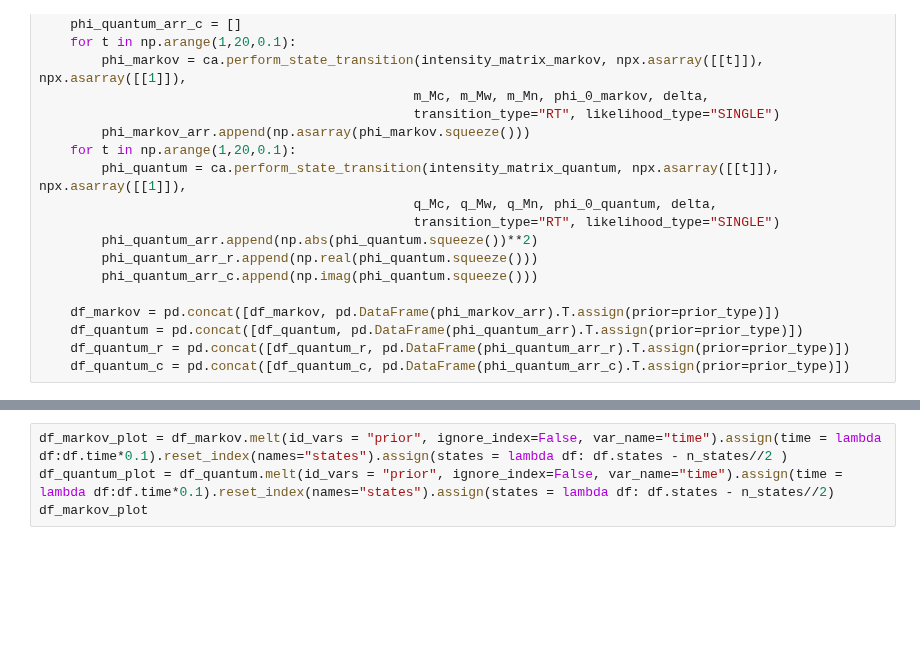
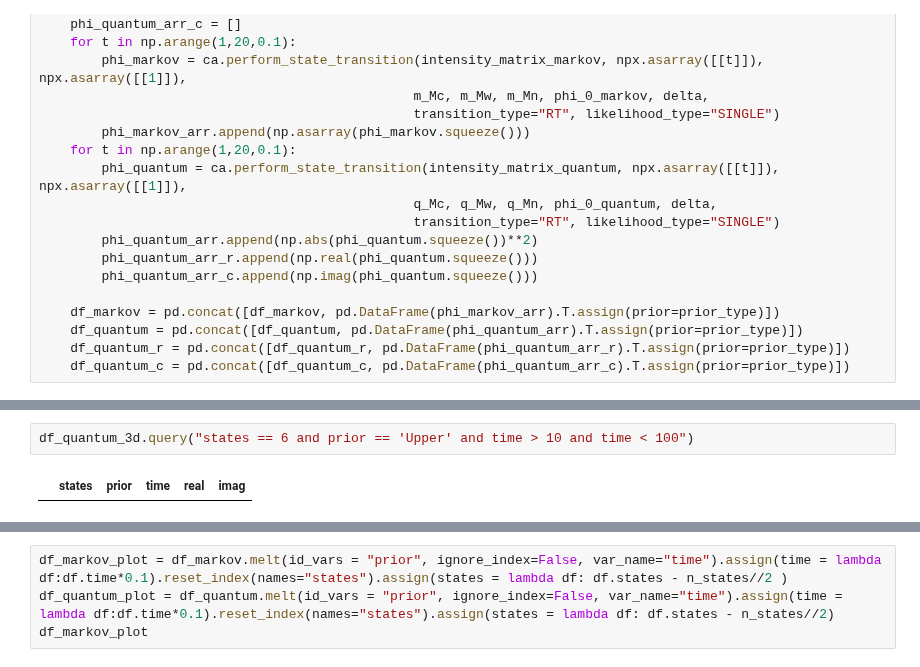
Before and after one commit to rkmalaiya/stochastic_cognitive_dynamics, a Jupyter notebook: poc/Diffusion_vs_Quantum.ipynb, the cells around one changed output, grey strips where cells are left out. Drawn from its saved outputs; the diff is of its cells as text; blank space fills up the shorter version.

```diff
--- a/poc/Diffusion_vs_Quantum.ipynb
+++ b/poc/Diffusion_vs_Quantum.ipynb
@@ -102,2 +145,6 @@ px.line_3d(df_quantum_3d.query("prior == 'Upper'"), z="time", x="real", y="imag"
+# %%
+df_quantum_3d.query("states == 6 and prior == 'Upper' and time > 10 and time < 100")
+# %% [output]
+|  | states | prior | time | real | imag |
 # %%
 intensity_matrix_markov
```
Also changed, not shown: parts of 9 cells of this notebook.
